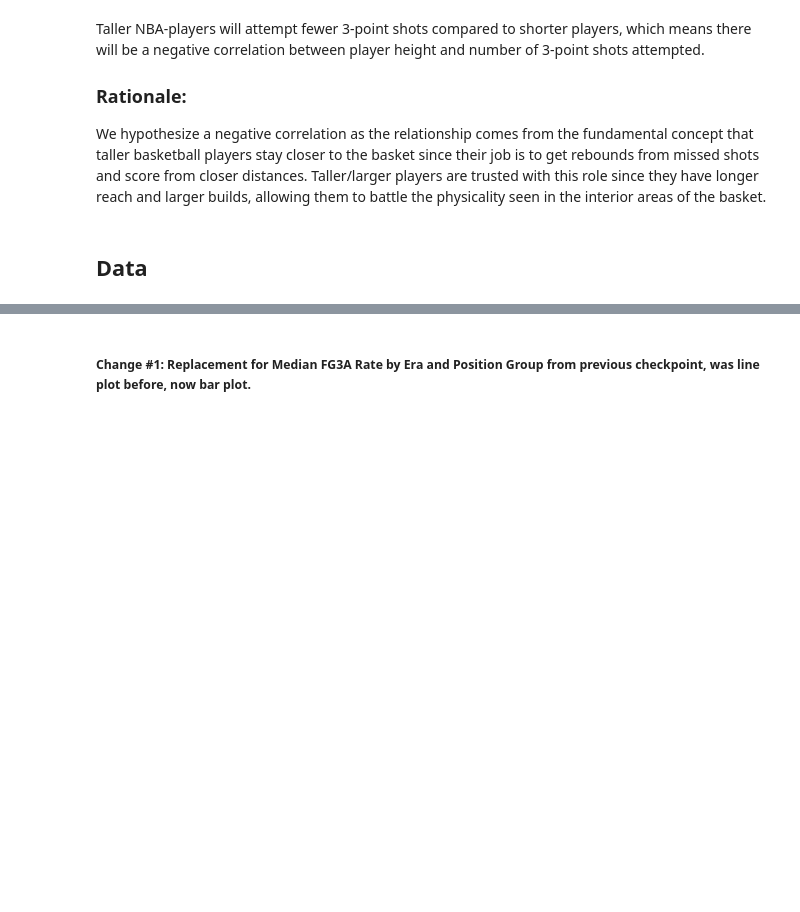
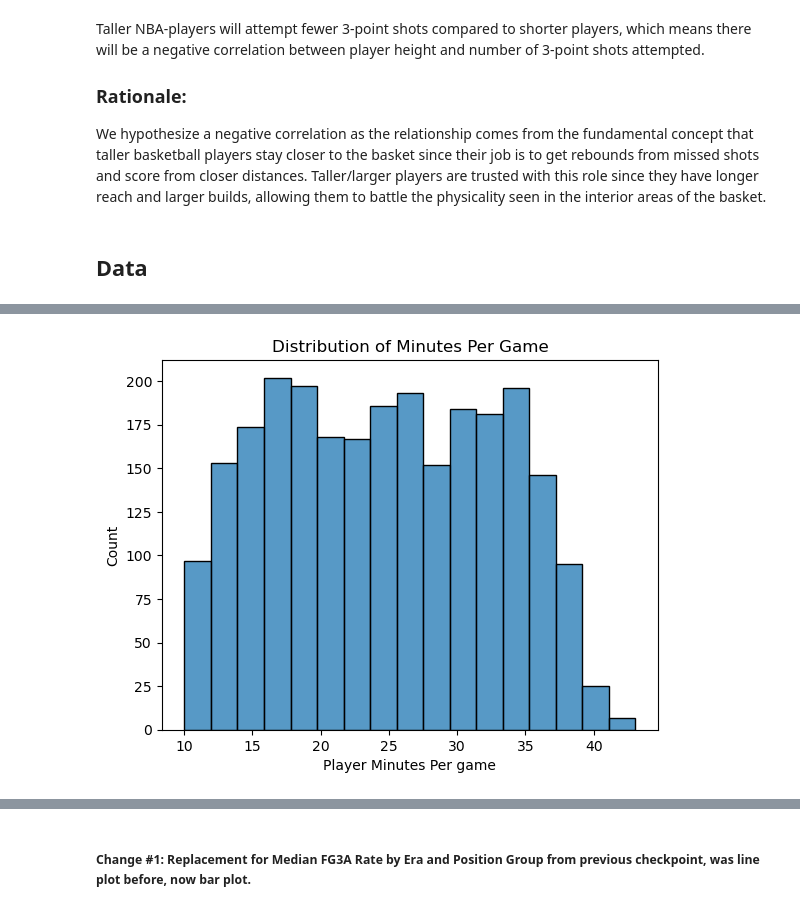
Before and after one commit to COGS108/Group058_WI26, a Jupyter notebook: 03-FinalProject.ipynb, the cells around one changed output, grey strips where cells are left out. Saved outputs shown, nothing was run; the diff lists cells and outputs as text; code cells hidden in the pictures; blank space fills up the shorter version.

```diff
--- a/03-FinalProject.ipynb
+++ b/03-FinalProject.ipynb
@@ -135,0 +458,9 @@ wrangled_df.head()
+# %%
+# Distribution of Minutes Per Game Variable
+sns.histplot(wrangled_df['MPG'])
+plt.title('Distribution of Minutes Per Game')
+plt.xlabel('Player Minutes Per game')
+plt.ylabel('Count')
+plt.show()
+# %% [output]
+[figure, added]
```
Also changed, not shown: parts of 54 cells of this notebook.
